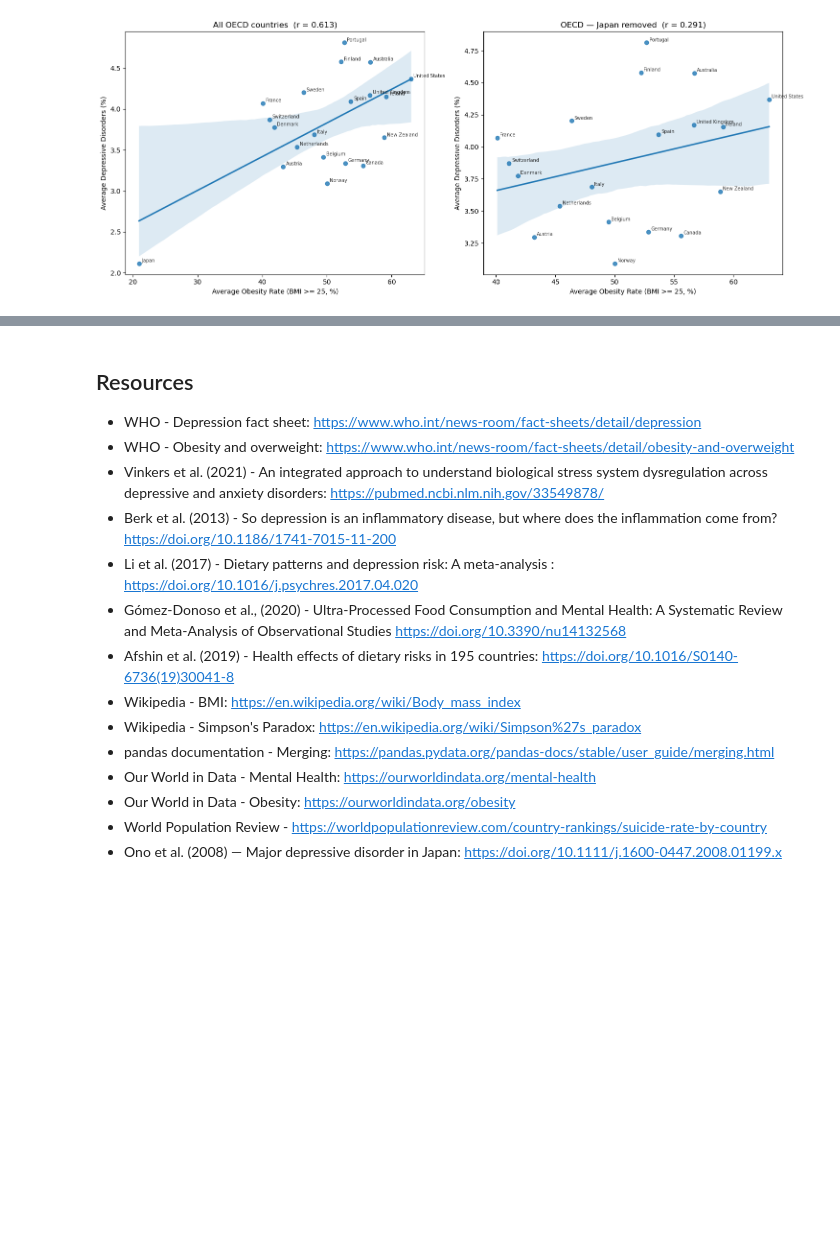
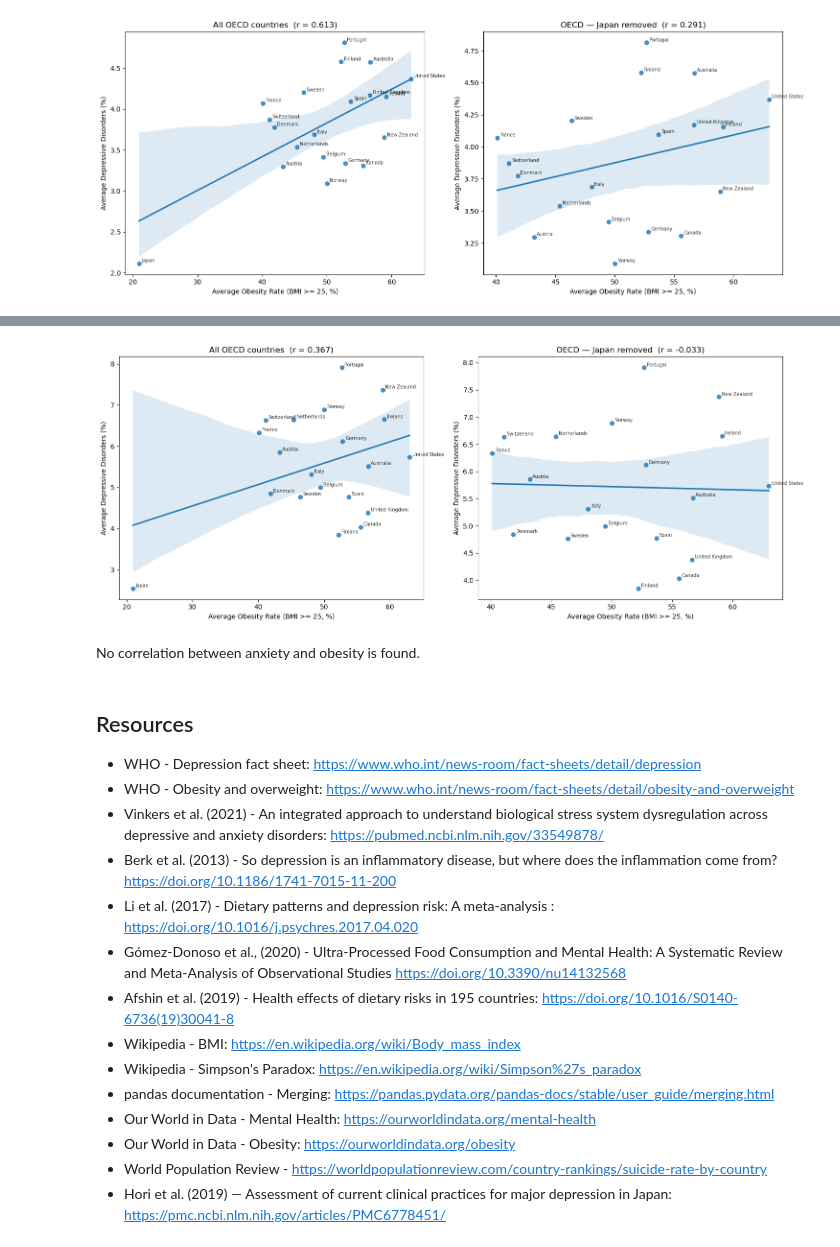
Before and after one commit to IvanOgnyanovGoranov/diet-obesity-mental-health-analysis, a Jupyter notebook: draft.ipynb, the cells around one changed output, grey strips where cells are left out. Saved outputs shown, nothing was run; the diff lists cells and outputs as text; code cells hidden in the pictures; blank space fills up the shorter version.

```diff
--- a/draft.ipynb
+++ b/draft.ipynb
@@ -360,3 +373,13 @@ Japan sits at the low-depression end of the plot, but this is misleading. Japan
+# %%
+fig, (ax1, ax2) = plt.subplots(1, 2, figsize=(15, 6))
+plot_corr(oecd_avg, 'obesity_rate', 'anxiety_disorders', 'All OECD countries', ax1)
+plot_corr(oecd_avg[oecd_avg['country'] != 'Japan'], 'obesity_rate', 'anxiety_disorders', 'OECD — Japan removed', ax2)
+plt.tight_layout()
+plt.show()
+# %% [output]
+[figure, added]
+# %% [markdown]
+No correlation between anxiety and obesity is found.
 # %% [markdown]
 ## Resources
 
@@ -373,4 +396,4 @@ Japan sits at the low-depression end of the plot, but this is misleading. Japan
 - Our World in Data - Mental Health: https://ourworldindata.org/mental-health
 - Our World in Data - Obesity: https://ourworldindata.org/obesity
 - World Population Review - https://worldpopulationreview.com/country-rankings/suicide-rate-by-country
-- Ono et al. (2008) — Major depressive disorder in Japan: https://doi.org/10.1111/j.1600-0447.2008.01199.x
+- Hori et al. (2019) — Assessment of current clinical practices for major depression in Japan: https://pmc.ncbi.nlm.nih.gov/articles/PMC6778451/
```
Also changed, not shown: parts of 9 cells of this notebook, 1 other file.
